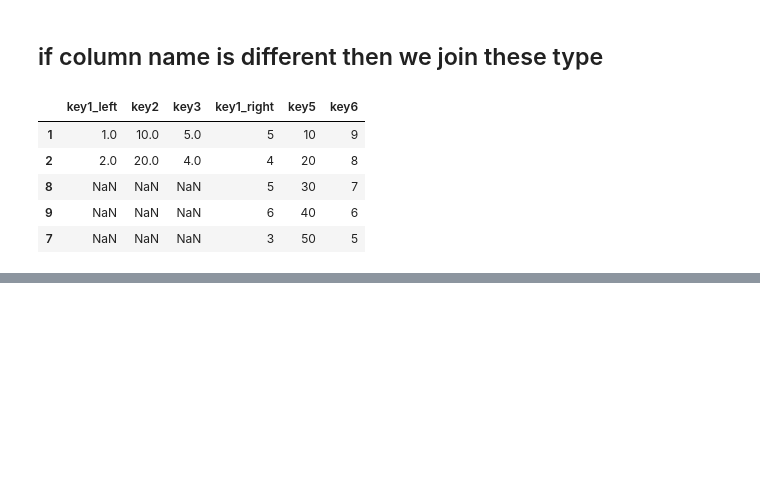
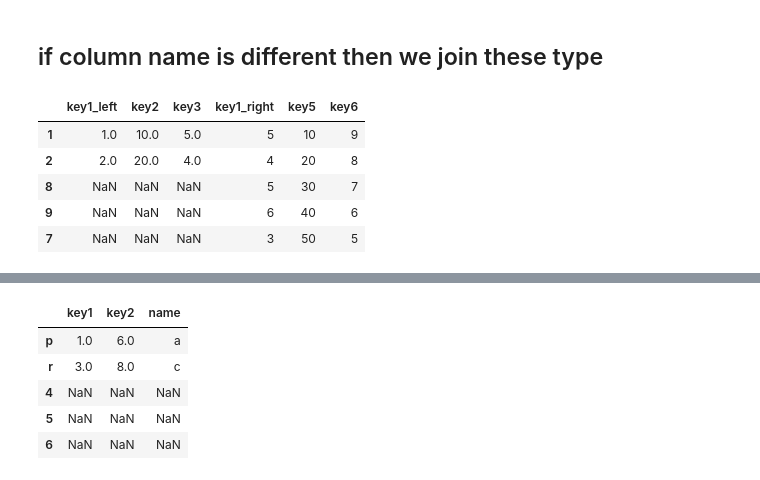
Before and after one commit to Rupeshkumar96/Machine_Learning, a Jupyter notebook: Pandas.ipynb, the cells around one changed output, grey strips where cells are left out. Cells and saved outputs as stored; diff of their text form; code cells hidden in the pictures; blank space fills up the shorter version.

```diff
--- a/Pandas.ipynb
+++ b/Pandas.ipynb
@@ -651,0 +699,9 @@ new
+# %%
+df.reindex(['p','r',4,5,6])
+# %% [output]
+|  | key1 | key2 | name |
+| p | 1.0 | 6.0 | a |
+| r | 3.0 | 8.0 | c |
+| 4 | NaN | NaN | NaN |
+| 5 | NaN | NaN | NaN |
+| 6 | NaN | NaN | NaN |
```
Also changed, not shown: parts of 40 cells of this notebook.
